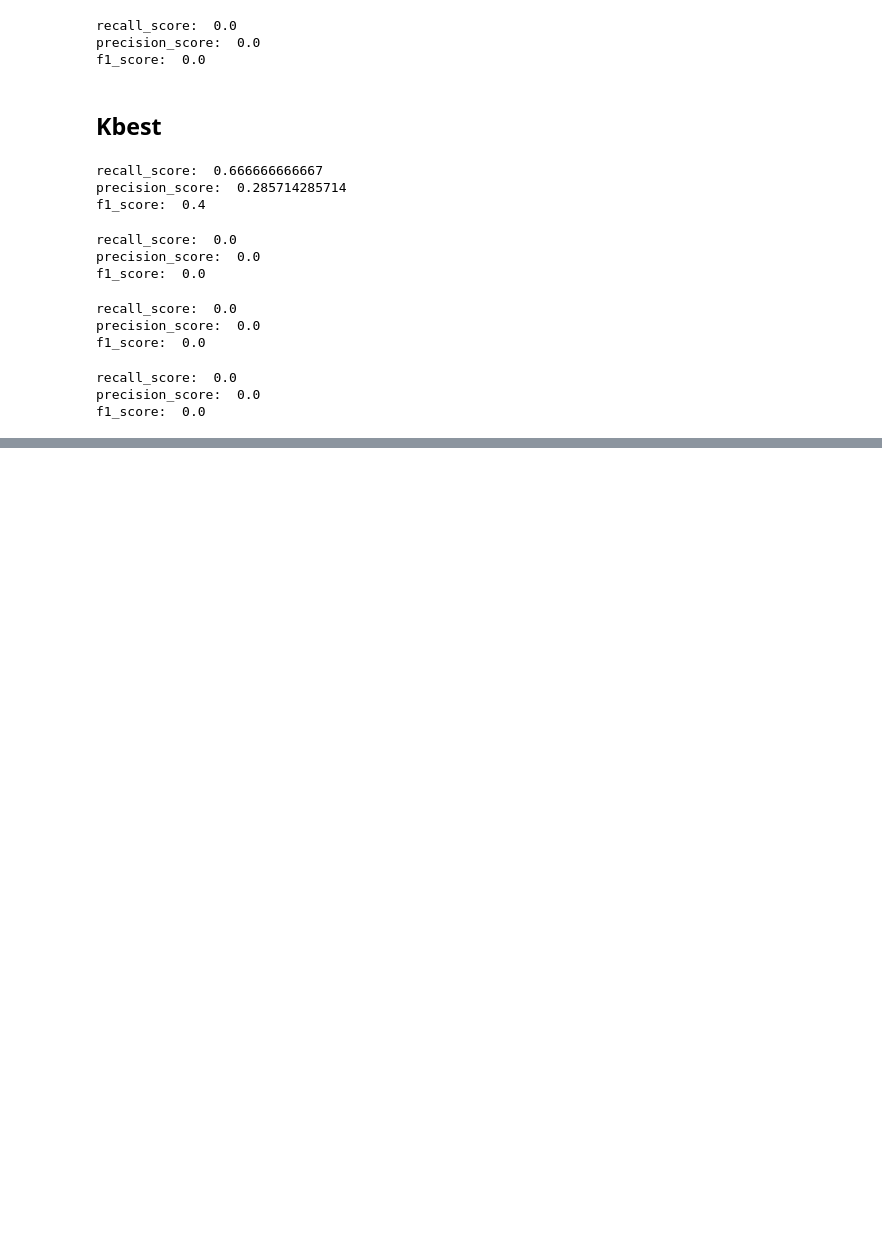
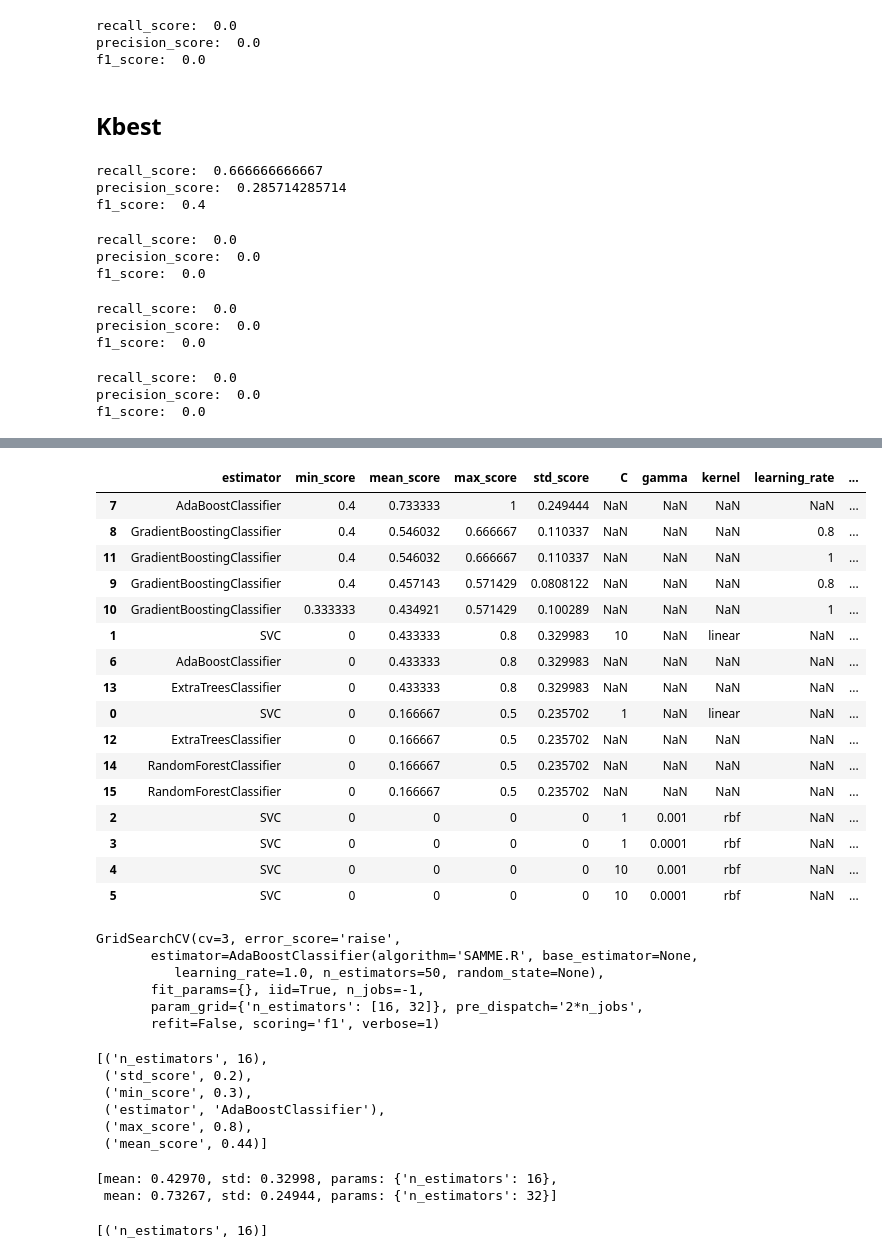
Before and after one commit to huohuotm/Udacity-DAND, a Jupyter notebook: P5-Intro to ML/Project5/final_project/poi_2.ipynb, the cells around one changed output, grey strips where cells are left out. Drawn from its saved outputs; the diff is of its cells as text; code cells hidden in the pictures; blank space fills up the shorter version.

Commit message:
poi_2 pipeline; gridcv

```diff
--- a/P5-Intro to ML/Project5/final_project/poi_2.ipynb
+++ b/P5-Intro to ML/Project5/final_project/poi_2.ipynb
@@ -389,0 +394,6 @@ f1_score:  0.0
+# %%
+clf = Pipeline([
+  ('feature_selection', SelectFromModel(LinearSVC(penalty="l1"))),
+  ('classification', RandomForestClassifier())
+])
+clf.fit(X, y)
@@ -389,0 +472,26 @@ f1_score:  0.0
+# %%
+from sklearn.ensemble import (ExtraTreesClassifier, RandomForestClassifier,
+                              AdaBoostClassifier, GradientBoostingClassifier)
+from sklearn.svm import SVC
+
+models1 = {
+    'ExtraTreesClassifier': ExtraTreesClassifier(),
+    'RandomForestClassifier': RandomForestClassifier(),
+    'AdaBoostClassifier': AdaBoostClassifier(),
+    'GradientBoostingClassifier': GradientBoostingClassifier(),
+    'SVC': SVC()
+}
+
+params1 = {
+    'ExtraTreesClassifier': { 'n_estimators': [16, 32] },
+    'RandomForestClassifier': { 'n_estimators': [16, 32] },
+    'AdaBoostClassifier':  { 'n_estimators': [16, 32] },
+    'GradientBoostingClassifier': { 'n_estimators': [16, 32], 'learning_rate': [0.8, 1.0] },
+    'SVC': [
+        {'kernel': ['linear'], 'C': [1, 10]},
+        {'kernel': ['rbf'], 'C': [1, 10], 'gamma': [0.001, 0.0001]},
+    ]
+}
+# %%
+helper1 = EstimatorSelectionHelper(models1, params1)
+helper1.fit(X_train_new,y_train,cv=3, scoring='f1', n_jobs=-1)
@@ -389,0 +518,20 @@ f1_score:  0.0
+# %%
+helper1.score_summary(sort_by='mean_score')
+# %% [output]
+|  | estimator | min_score | mean_score | max_score | std_score | C | gamma | kernel | learning_rate | ... |
+| 7 | AdaBoostClassifier | 0.4 | 0.733333 | 1 | 0.249444 | NaN | NaN | NaN | NaN | ... |
+| 8 | GradientBoostingClassifier | 0.4 | 0.546032 | 0.666667 | 0.110337 | NaN | NaN | NaN | 0.8 | ... |
+| 11 | GradientBoostingClassifier | 0.4 | 0.546032 | 0.666667 | 0.110337 | NaN | NaN | NaN | 1 | ... |
+| 9 | GradientBoostingClassifier | 0.4 | 0.457143 | 0.571429 | 0.0808122 | NaN | NaN | NaN | 0.8 | ... |
+| 10 | GradientBoostingClassifier | 0.333333 | 0.434921 | 0.571429 | 0.100289 | NaN | NaN | NaN | 1 | ... |
+| 1 | SVC | 0 | 0.433333 | 0.8 | 0.329983 | 10 | NaN | linear | NaN | ... |
+| 6 | AdaBoostClassifier | 0 | 0.433333 | 0.8 | 0.329983 | NaN | NaN | NaN | NaN | ... |
+| 13 | ExtraTreesClassifier | 0 | 0.433333 | 0.8 | 0.329983 | NaN | NaN | NaN | NaN | ... |
+| 0 | SVC | 0 | 0.166667 | 0.5 | 0.235702 | 1 | NaN | linear | NaN | ... |
+| 12 | ExtraTreesClassifier | 0 | 0.166667 | 0.5 | 0.235702 | NaN | NaN | NaN | NaN | ... |
+| 14 | RandomForestClassifier | 0 | 0.166667 | 0.5 | 0.235702 | NaN | NaN | NaN | NaN | ... |
+| 15 | RandomForestClassifier | 0 | 0.166667 | 0.5 | 0.235702 | NaN | NaN | NaN | NaN | ... |
+| 2 | SVC | 0 | 0 | 0 | 0 | 1 | 0.001 | rbf | NaN | ... |
+| 3 | SVC | 0 | 0 | 0 | 0 | 1 | 0.0001 | rbf | NaN | ... |
+| 4 | SVC | 0 | 0 | 0 | 0 | 10 | 0.001 | rbf | NaN | ... |
+| 5 | SVC | 0 | 0 | 0 | 0 | 10 | 0.0001 | rbf | NaN | ... |
@@ -389,0 +558,27 @@ f1_score:  0.0
+# %%
+helper1.grid_searches['AdaBoostClassifier']
+# %% [output]
+GridSearchCV(cv=3, error_score='raise',
+       estimator=AdaBoostClassifier(algorithm='SAMME.R', base_estimator=None,
+          learning_rate=1.0, n_estimators=50, random_state=None),
+       fit_params={}, iid=True, n_jobs=-1,
+       param_grid={'n_estimators': [16, 32]}, pre_dispatch='2*n_jobs',
+       refit=False, scoring='f1', verbose=1)
+# %%
+helper1.grid_searches['AdaBoostClassifier'].grid_scores_[0].parameters.items()+d.items()
+# %% [output]
+[('n_estimators', 16),
+ ('std_score', 0.2),
+ ('min_score', 0.3),
+ ('estimator', 'AdaBoostClassifier'),
+ ('max_score', 0.8),
+ ('mean_score', 0.44)]
+# %%
+helper1.grid_searches['AdaBoostClassifier'].grid_scores_
+# %% [output]
+[mean: 0.42970, std: 0.32998, params: {'n_estimators': 16},
+ mean: 0.73267, std: 0.24944, params: {'n_estimators': 32}]
+# %%
+helper1.grid_searches['AdaBoostClassifier'].grid_scores_[0].parameters.items()
+# %% [output]
+[('n_estimators', 16)]
```
Also changed, not shown: parts of 27 cells of this notebook.
